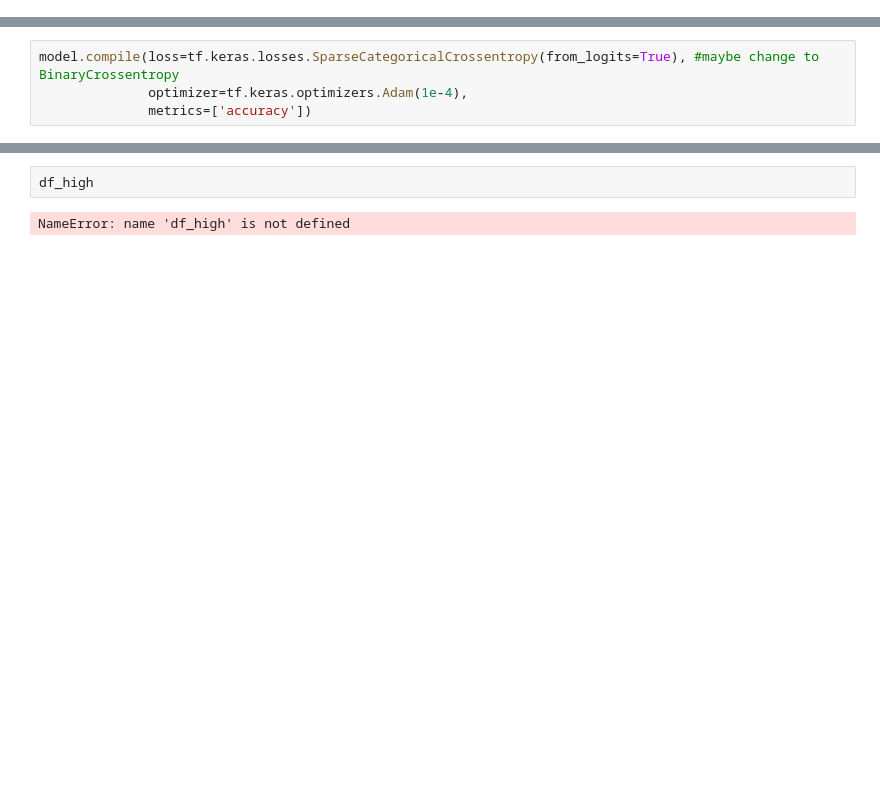
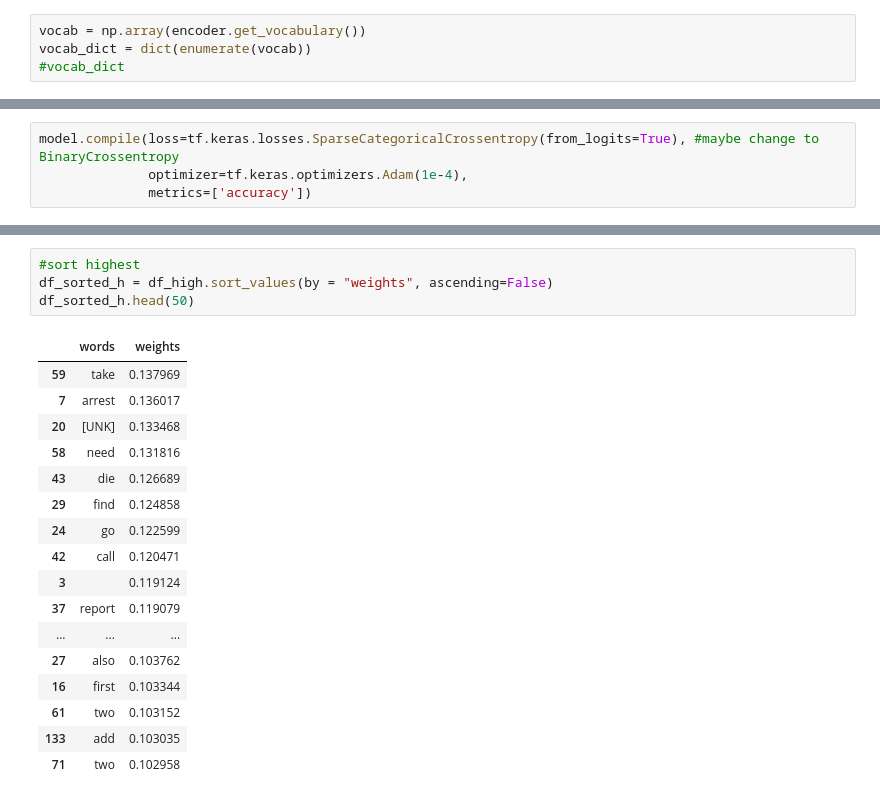
Before and after one commit to yvferreiro/MasterThesis, a Jupyter notebook: RNN.ipynb, the cells around one changed output, grey strips where cells are left out. Saved outputs shown, nothing was run; the diff lists cells and outputs as text; blank space fills up the shorter version.

```diff
--- a/RNN.ipynb
+++ b/RNN.ipynb
@@ -105,3 +109,7 @@ vocab_size = 100000
 encoder = tf.keras.layers.TextVectorization(
     max_tokens=vocab_size)
 encoder.adapt(train_dataset.map(lambda text, label: text))
+# %%
+vocab = np.array(encoder.get_vocabulary())
+vocab_dict = dict(enumerate(vocab))
+#vocab_dict
@@ -207,4 +275,22 @@ NameError: name 'model' is not defined
-# %%
-df_high
-# %% [output]
-NameError: name 'df_high' is not defined
+# %%
+#sort highest
+df_sorted_h = df_high.sort_values(by = "weights", ascending=False)
+df_sorted_h.head(50)
+# %% [output]
+|  | words | weights |
+| 59 | take | 0.137969 |
+| 7 | arrest | 0.136017 |
+| 20 | [UNK] | 0.133468 |
+| 58 | need | 0.131816 |
+| 43 | die | 0.126689 |
+| 29 | find | 0.124858 |
+| 24 | go | 0.122599 |
+| 42 | call | 0.120471 |
+| 3 |  | 0.119124 |
+| 37 | report | 0.119079 |
+| ... | ... | ... |
+| 27 | also | 0.103762 |
+| 16 | first | 0.103344 |
+| 61 | two | 0.103152 |
+| 133 | add | 0.103035 |
+| 71 | two | 0.102958 |
```
Also changed, not shown: parts of 26 cells of this notebook, 1 other file.
